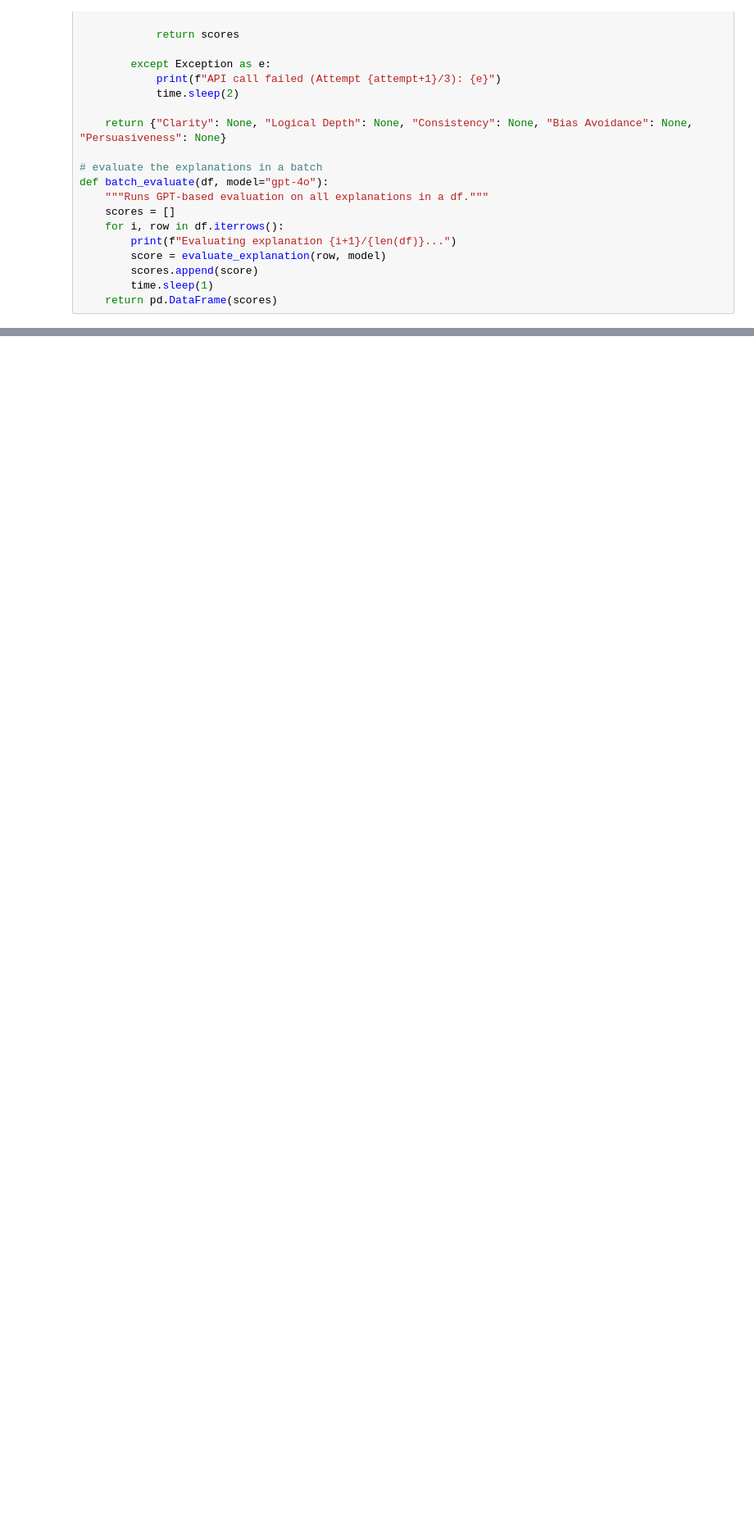
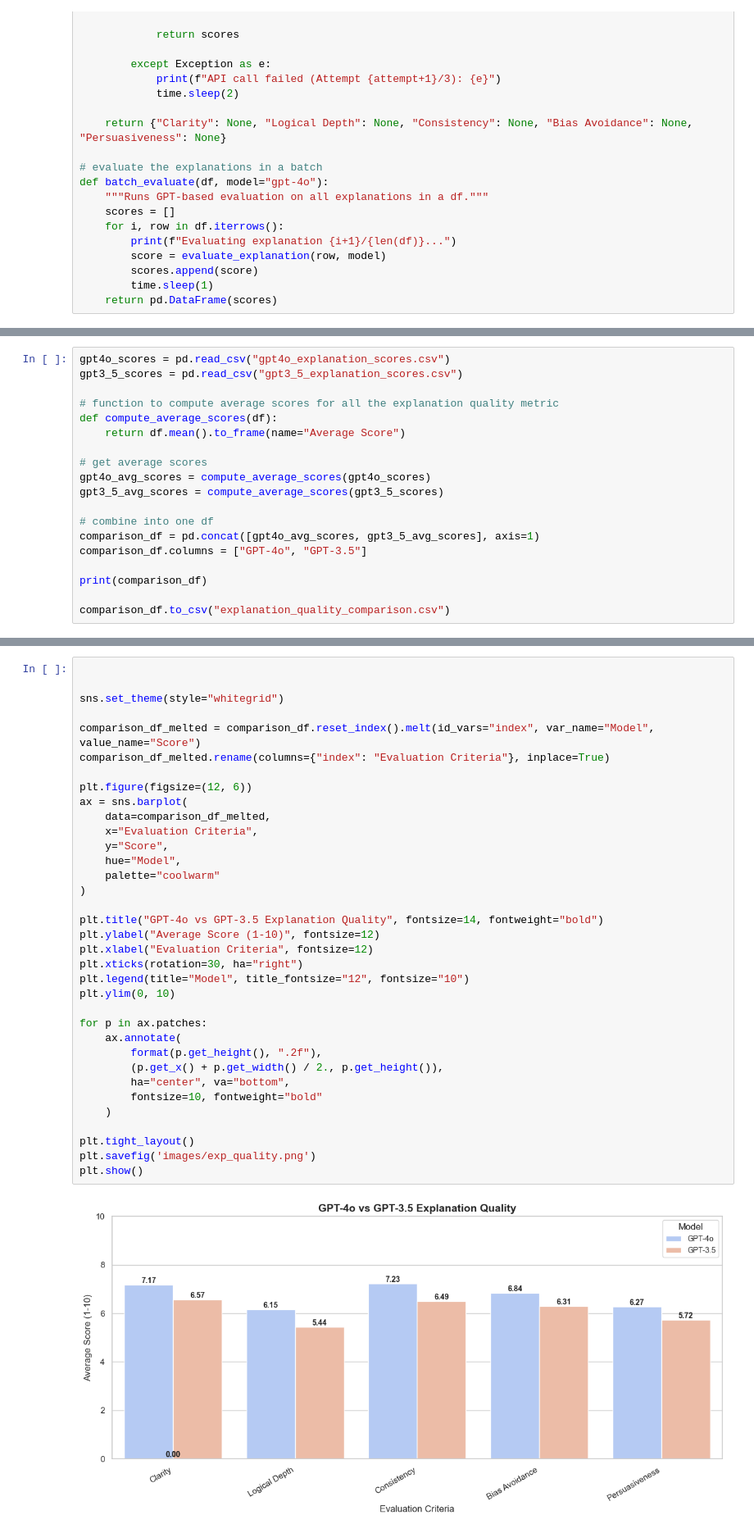
Before and after one commit to soham627/llm_cmv_analysis, a Jupyter notebook: cmv_analysis.ipynb, the cells around one changed output, grey strips where cells are left out. Shown at 82% size. Drawn from its saved outputs; the diff is of its cells as text; blank space fills up the shorter version.

```diff
--- a/cmv_analysis.ipynb
+++ b/cmv_analysis.ipynb
@@ -114,0 +120,19 @@ gpt3_5_scores.to_csv("gpt3.5_explanation_scores.csv", index=False)
+# %%
+gpt4o_scores = pd.read_csv("gpt4o_explanation_scores.csv")
+gpt3_5_scores = pd.read_csv("gpt3_5_explanation_scores.csv")
+
+# function to compute average scores for all the explanation quality metric
+def compute_average_scores(df):
+    return df.mean().to_frame(name="Average Score")
+
+# get average scores
+gpt4o_avg_scores = compute_average_scores(gpt4o_scores)
+gpt3_5_avg_scores = compute_average_scores(gpt3_5_scores)
+
+# combine into one df
+comparison_df = pd.concat([gpt4o_avg_scores, gpt3_5_avg_scores], axis=1)
+comparison_df.columns = ["GPT-4o", "GPT-3.5"]
+
+print(comparison_df)
+
+comparison_df.to_csv("explanation_quality_comparison.csv")
@@ -114,0 +146,37 @@ gpt3_5_scores.to_csv("gpt3.5_explanation_scores.csv", index=False)
+# %%
+
+
+sns.set_theme(style="whitegrid")
+
+comparison_df_melted = comparison_df.reset_index().melt(id_vars="index", var_name="Model", value_name="Score")
+comparison_df_melted.rename(columns={"index": "Evaluation Criteria"}, inplace=True)
+
+plt.figure(figsize=(12, 6))
+ax = sns.barplot(
+    data=comparison_df_melted,
+    x="Evaluation Criteria",
+    y="Score",
+    hue="Model",
+    palette="coolwarm"
+)
+
+plt.title("GPT-4o vs GPT-3.5 Explanation Quality", fontsize=14, fontweight="bold")
+plt.ylabel("Average Score (1-10)", fontsize=12)
+plt.xlabel("Evaluation Criteria", fontsize=12)
+plt.xticks(rotation=30, ha="right")
+plt.legend(title="Model", title_fontsize="12", fontsize="10")
+plt.ylim(0, 10)
+
+for p in ax.patches:
+    ax.annotate(
+        format(p.get_height(), ".2f"),
+        (p.get_x() + p.get_width() / 2., p.get_height()),
+        ha="center", va="bottom",
+        fontsize=10, fontweight="bold"
+    )
+
+plt.tight_layout()
+plt.savefig('images/exp_quality.png')
+plt.show()
+# %% [output]
+[figure, added]
```
Also changed, not shown: parts of 7 cells of this notebook, 3 other files.
